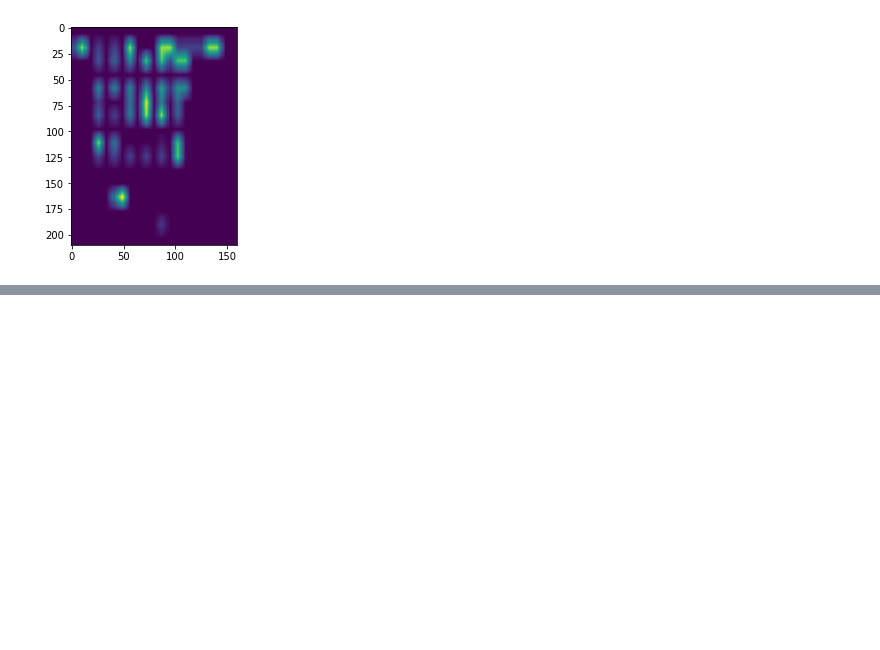
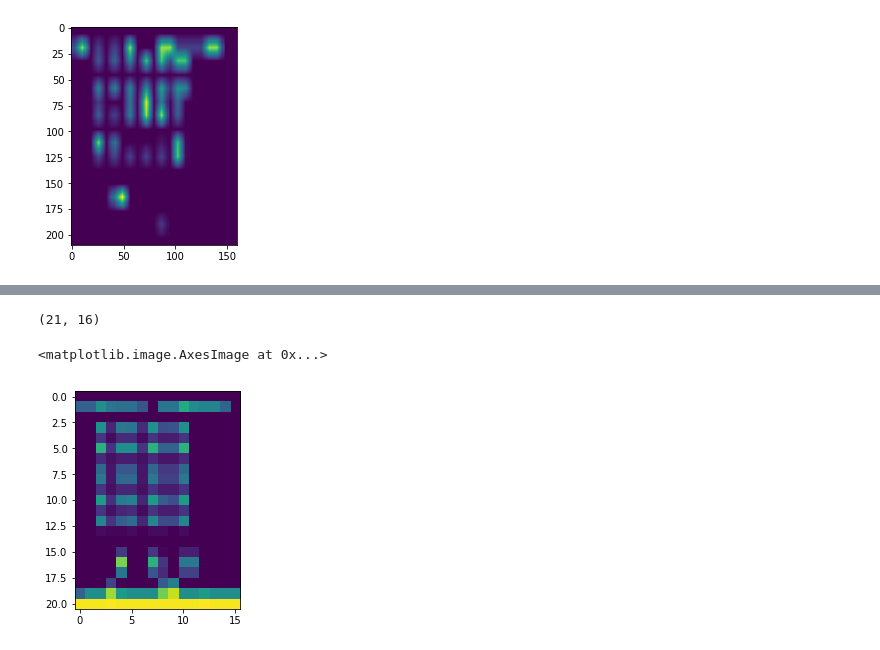
Before and after one commit to alvinwan/lstsq, a Jupyter notebook: src/notebooks/SpaceInvaders-Featurization.ipynb, the cells around one changed output, grey strips where cells are left out. Saved outputs shown, nothing was run; the diff lists cells and outputs as text; code cells hidden in the pictures; blank space fills up the shorter version.

```diff
--- a/src/notebooks/SpaceInvaders-Featurization.ipynb
+++ b/src/notebooks/SpaceInvaders-Featurization.ipynb
@@ -56,3 +64,24 @@ plt.imshow(final)
+# %%
+c_height = c_width = 10
+n_rows = state2.shape[0] // c_height
+n_cols = state2.shape[1] // c_width
+fractions = np.zeros((n_rows, n_cols))
+final = np.zeros((n_rows, n_cols))
+for i in range(n_cols):
+    for j in range(n_rows):
+        cell = state2_gs[j*c_height:(j+1)*c_height,i*c_width:(i+1)*c_width]
+        fraction = np.sum(cell) / (c_height * c_width)
+        fractions[j][i] = fraction
+        final[j][i] = fraction
+# plt.imshow(fractions)
+# final = final > 0.05
+print(final.shape)
+# print(final.astype(int))
+plt.imshow(final)
+# %% [output]
+(21, 16)
+<matplotlib.image.AxesImage at 0x...>
+[figure, added]
 # %%
 def featurize(state):
     state_gs = color.rgb2gray(state)
```
Also changed, not shown: parts of 6 cells of this notebook, 1 other file.
